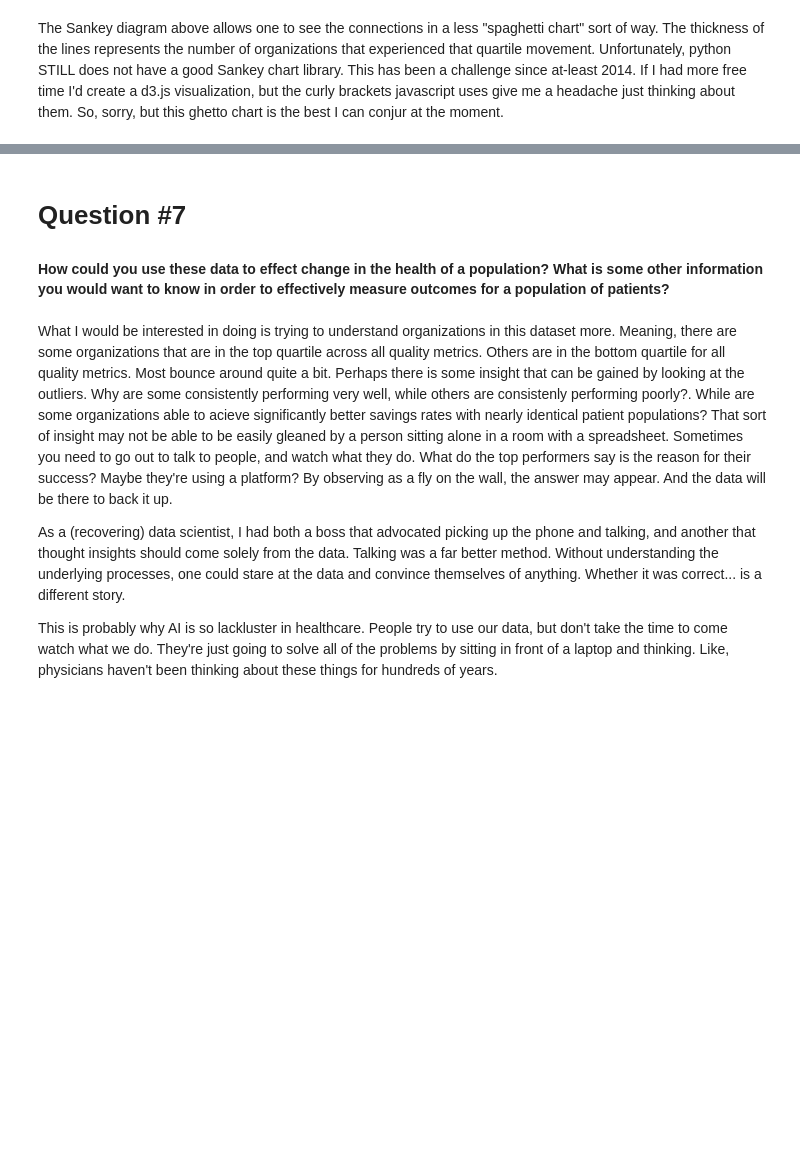
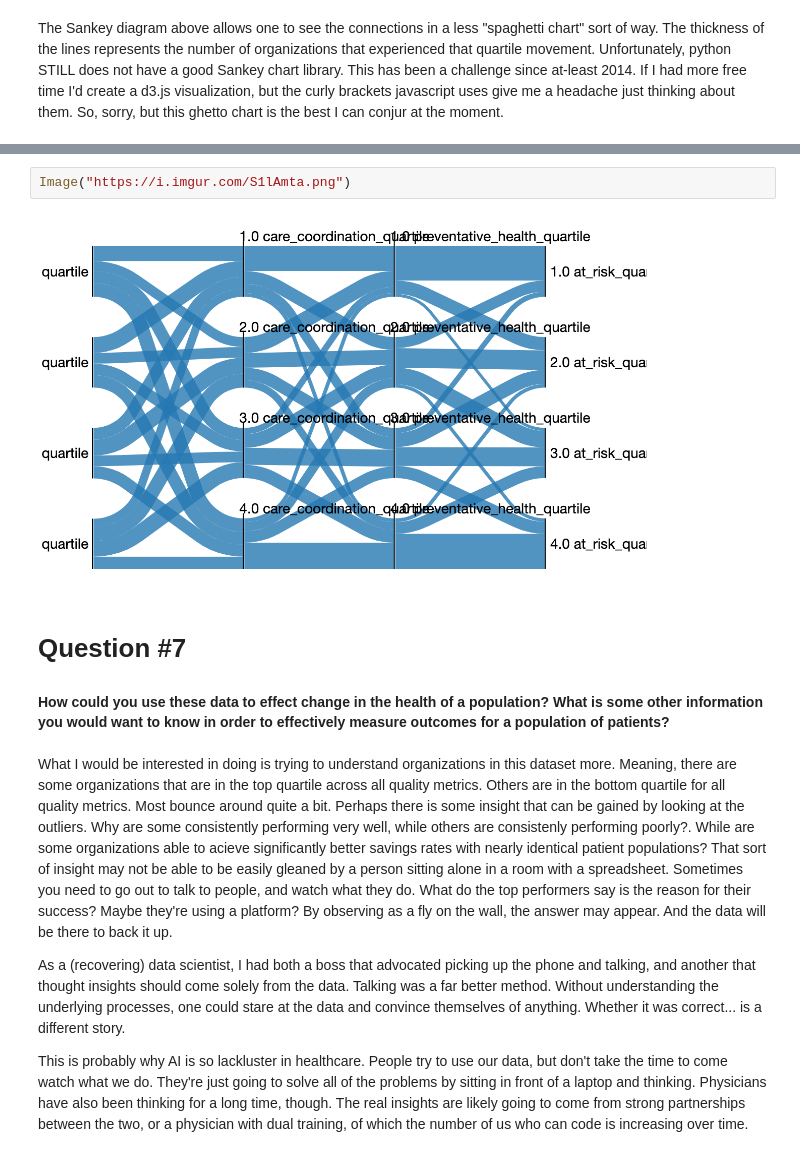
Before and after one commit to MSHCT-DellMed/MSHCT, a Jupyter notebook: ACO Data Analysis.ipynb, the cells around one changed output, grey strips where cells are left out. Cells and saved outputs as stored; diff of their text form; blank space fills up the shorter version.

```diff
--- a/ACO Data Analysis.ipynb
+++ b/ACO Data Analysis.ipynb
@@ -959,3 +961,7 @@ The Sankey diagram above allows one to see the connections in a less "spaghetti
+# %%
+Image("https://i.imgur.com/S1lAmta.png")
+# %% [output]
+[figure, added]
 # %% [markdown]
 # Question #7
 
@@ -965,4 +971,4 @@ What I would be interested in doing is trying to understand organizations in thi
 
 As a (recovering) data scientist, I had both a boss that advocated picking up the phone and talking, and another that thought insights should come solely from the data. Talking was a far better method. Without understanding the underlying processes, one could stare at the data and convince themselves of anything. Whether it was correct... is a different story.
 
-This is probably why AI is so lackluster in healthcare. People try to use our data, but don't take the time to come watch what we do. They're just going to solve all of the problems by sitting in front of a laptop and thinking. Like, physicians haven't been thinking about these things for hundreds of years.
+This is probably why AI is so lackluster in healthcare. People try to use our data, but don't take the time to come watch what we do. They're just going to solve all of the problems by sitting in front of a laptop and thinking. Physicians have also been thinking for a long time, though. The real insights are likely going to come from strong partnerships between the two, or a physician with dual training, of which the number of us who can code is increasing over time.
```
Also changed, not shown: parts of 2 cells of this notebook.
